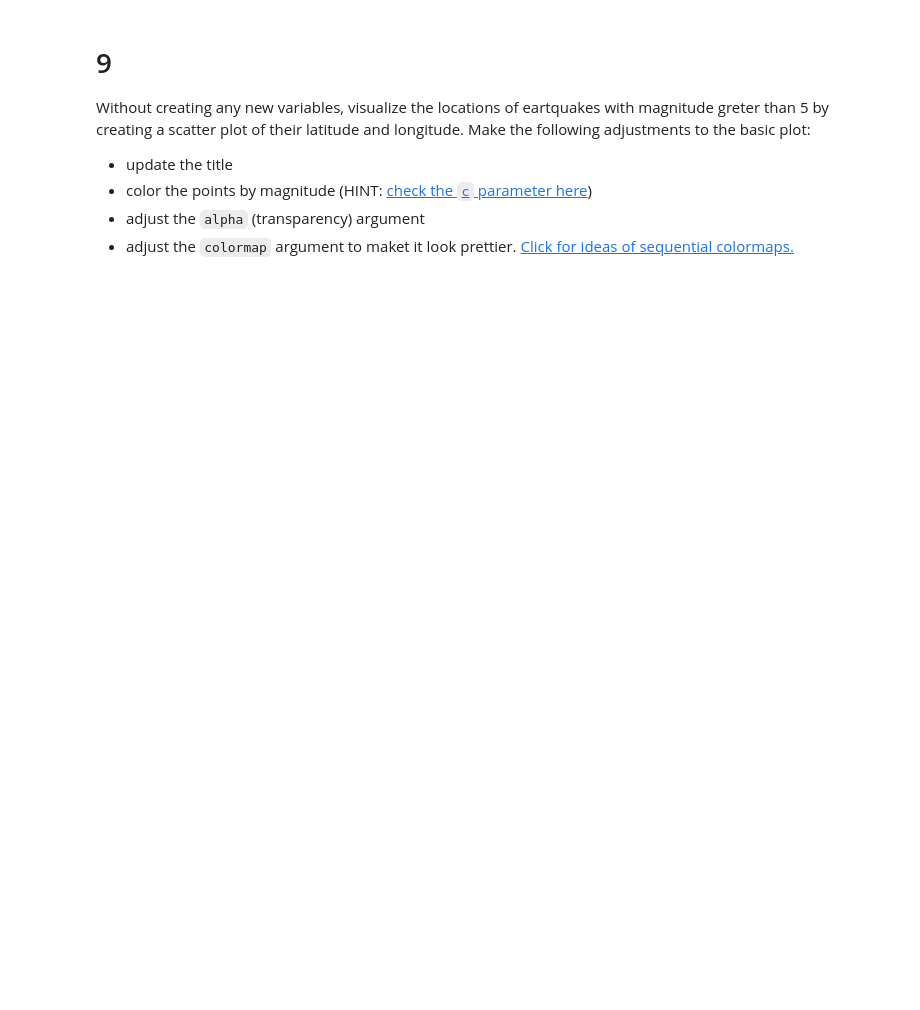
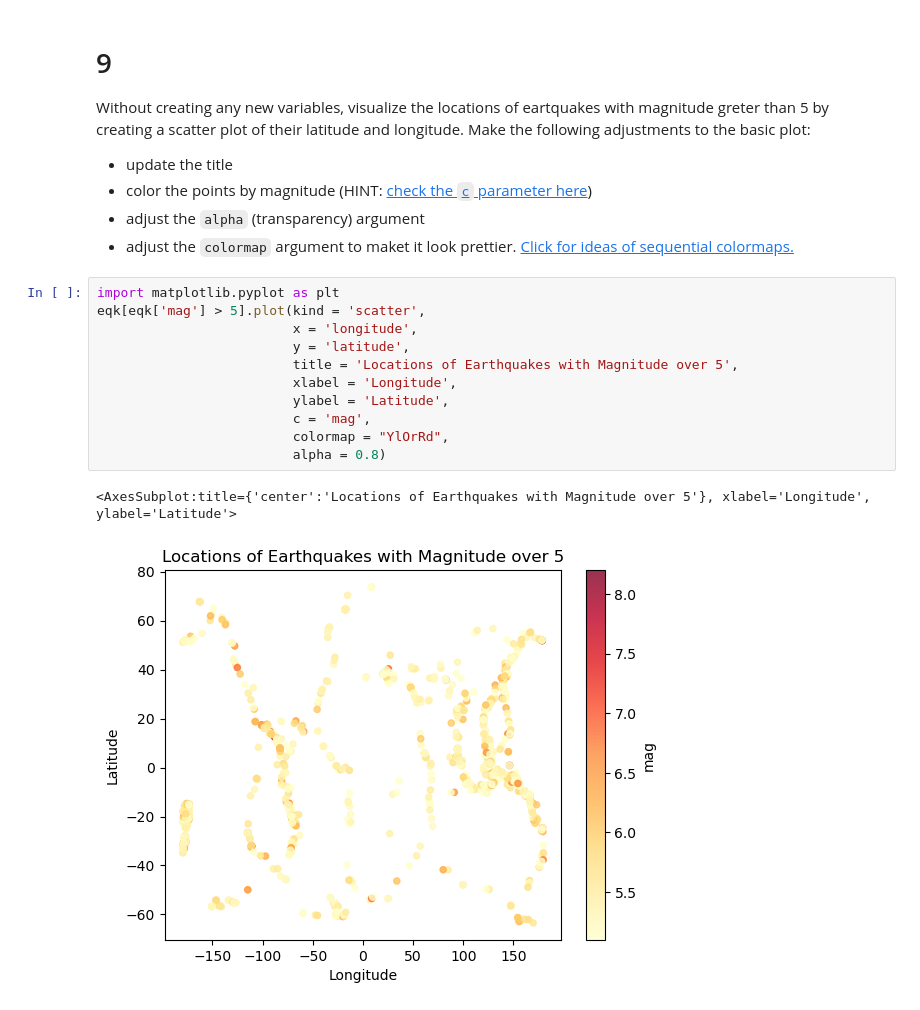
Before and after one commit to marinakochuten/eds220-hwk1, a Jupyter notebook: hwk1-task3-earthquakes.ipynb, the cells around one changed output. Saved outputs shown, nothing was run; the diff lists cells and outputs as text; blank space fills up the shorter version.

```diff
--- a/hwk1-task3-earthquakes.ipynb
+++ b/hwk1-task3-earthquakes.ipynb
@@ -249,5 +269,19 @@ Without creating any new variables, visualize the locations of eartquakes with m
 - color the points by magnitude (HINT: [check the `c` parameter here](https://pandas.pydata.org/pandas-docs/stable/reference/api/pandas.DataFrame.plot.scatter.html))
 - adjust the `alpha` (transparency) argument
 - adjust the `colormap` argument to maket it look prettier. [Click for ideas of sequential colormaps.](https://matplotlib.org/stable/users/explain/colors/colormaps.html)
+# %%
+import matplotlib.pyplot as plt
+eqk[eqk['mag'] > 5].plot(kind = 'scatter',
+                         x = 'longitude',
+                         y = 'latitude',
+                         title = 'Locations of Earthquakes with Magnitude over 5',
+                         xlabel = 'Longitude',
+                         ylabel = 'Latitude',
+                         c = 'mag',
+                         colormap = "YlOrRd",
+                         alpha = 0.8)
+# %% [output]
+<AxesSubplot:title={'center':'Locations of Earthquakes with Magnitude over 5'}, xlabel='Longitude', ylabel='Latitude'>
+[figure, added]
 # %% [markdown]
 <!-- END QUESTION -->
```
Also changed, not shown: parts of 4 cells of this notebook.
